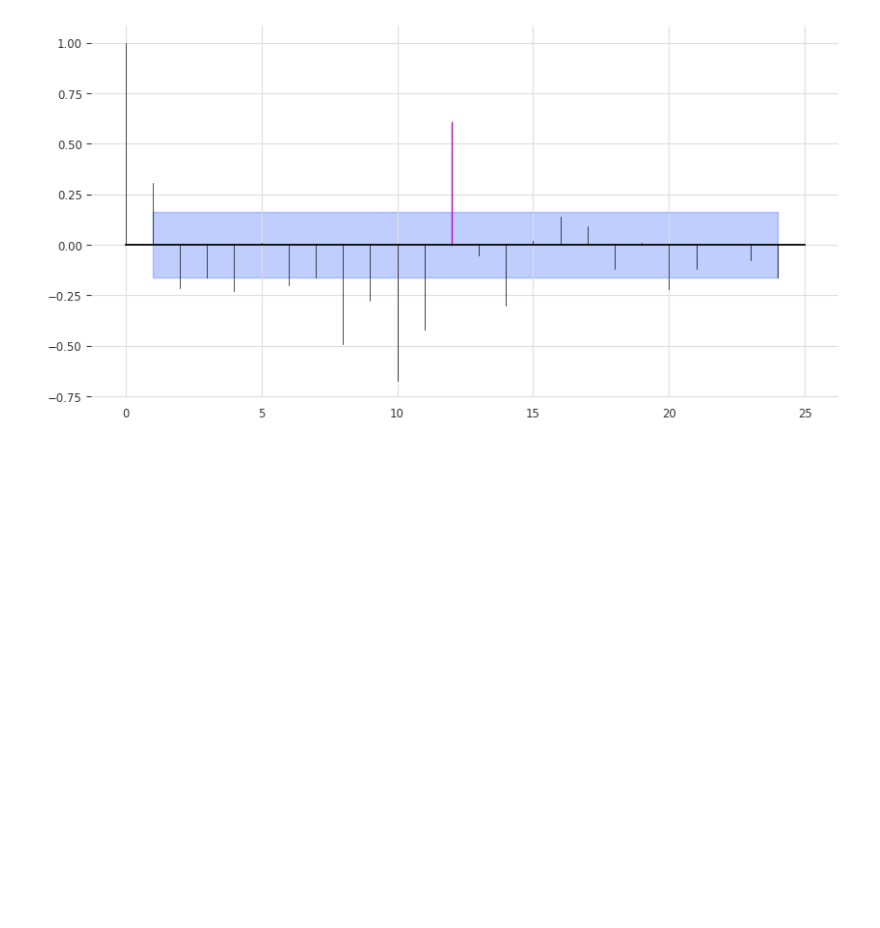
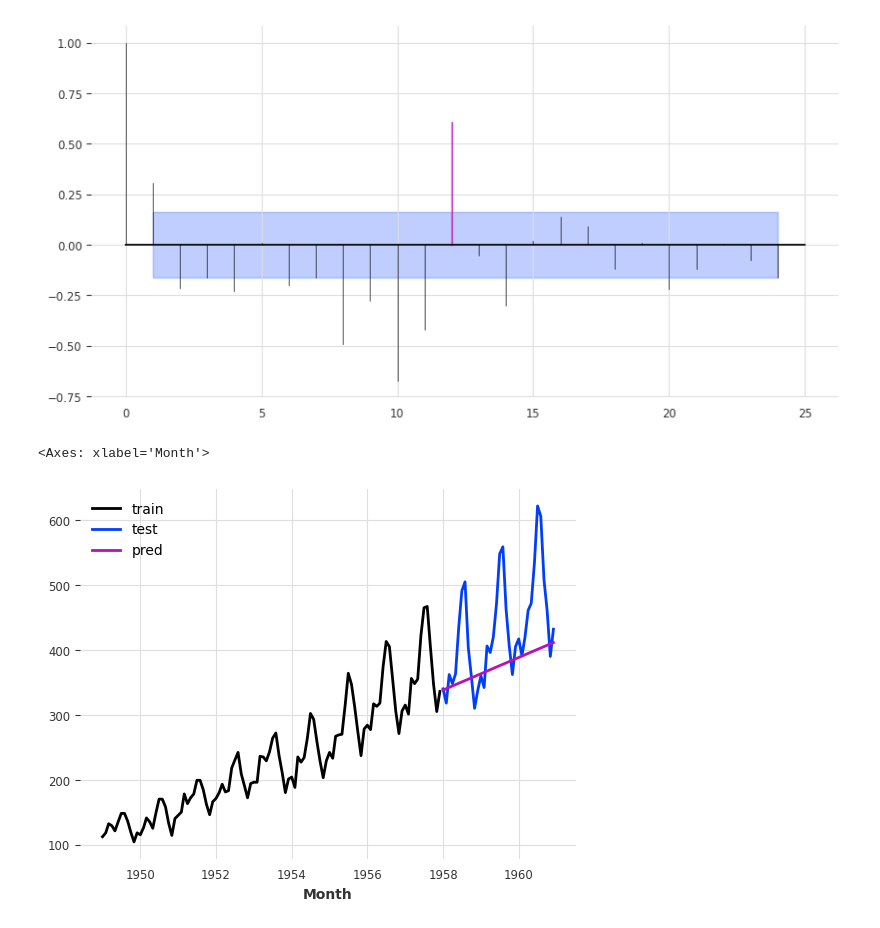
Before and after one commit to navin-prasath-s/StockTimeSeries, a Jupyter notebook: Notebooks/ToyDataPlay.ipynb, the cells around one changed output. Saved outputs shown, nothing was run; the diff lists cells and outputs as text; code cells hidden in the pictures; blank space fills up the shorter version.

```diff
--- a/Notebooks/ToyDataPlay.ipynb
+++ b/Notebooks/ToyDataPlay.ipynb
@@ -86,3 +90,20 @@ plot_acf(Diff(lags=1).fit_transform(passengers_series), m=12)
 plot_pacf(Diff(lags=1).fit_transform(passengers_series), m=12)
 # %% [output]
 [figure]
+# %%
+passengers_series = AirPassengersDataset().load()
+sunspot_series = SunspotsDataset().load()
+
+p_train, p_test = passengers_series.split_after(0.75)
+s_train, s_test = sunspot_series.split_after(0.75)
+# %%
+model = NaiveDrift()
+model.fit(p_train)
+p_pred = model.predict(p_test.shape[0])
+# %%
+p_train.plot(label="train")
+p_test.plot(label="test")
+p_pred.plot(label="pred")
+# %% [output]
+<Axes: xlabel='Month'>
+[figure, added]
```
Also changed, not shown: parts of 13 cells of this notebook, 5 other files.
